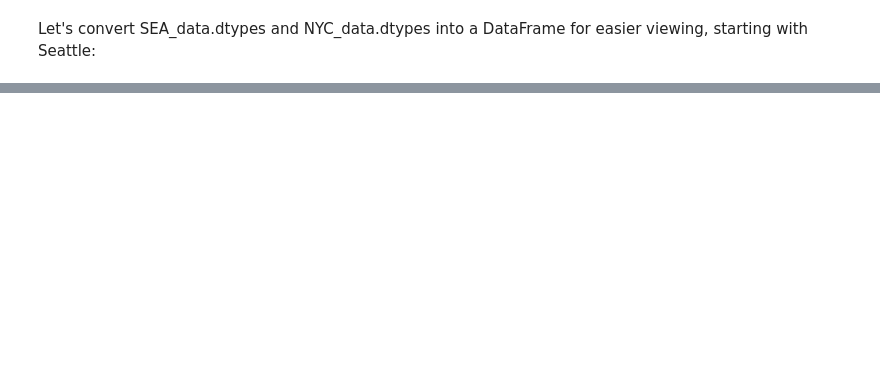
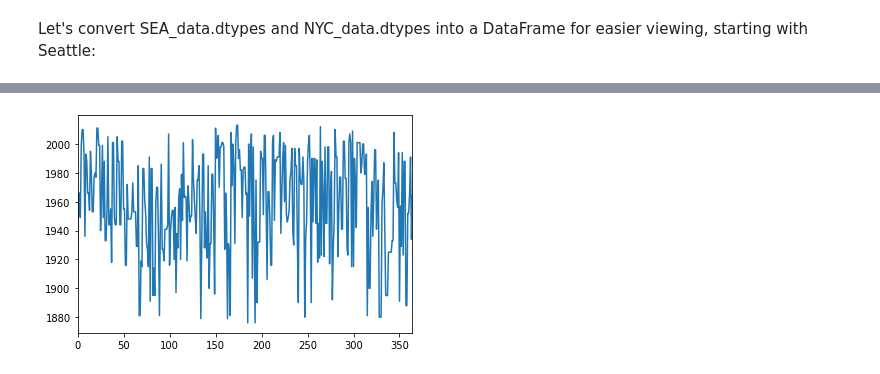
Before and after one commit to rebecca-pete/sea-nyc-weather, a Jupyter notebook: eda.ipynb, the cells around one changed output, grey strips where cells are left out. Drawn from its saved outputs; the diff is of its cells as text; code cells hidden in the pictures; blank space fills up the shorter version.

```diff
--- a/eda.ipynb
+++ b/eda.ipynb
@@ -69,0 +353,4 @@ Next, we'll create a plot of both dataframes.
+# %%
+NYC_set['RecordMaxTempYear'].plot();
+# %% [output]
+[figure, added]
```
Also changed, not shown: parts of 51 cells of this notebook.
